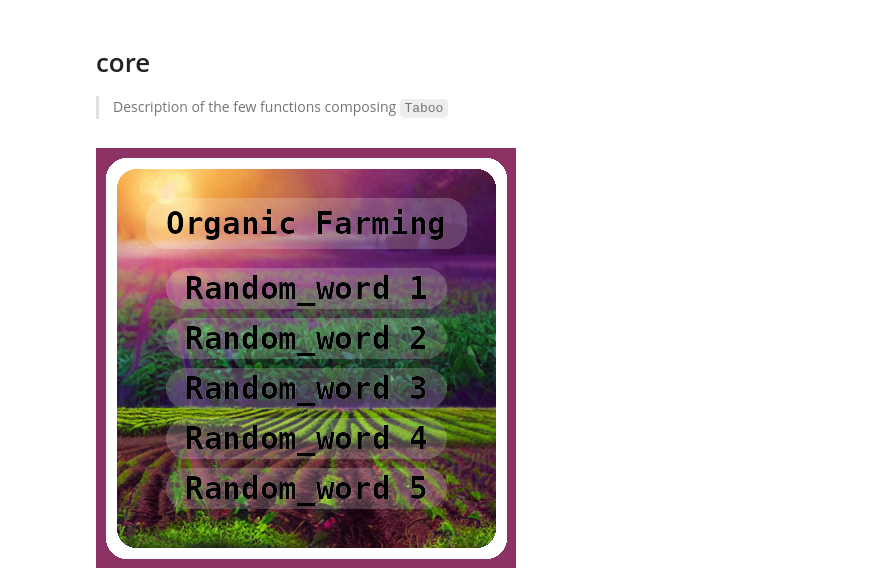
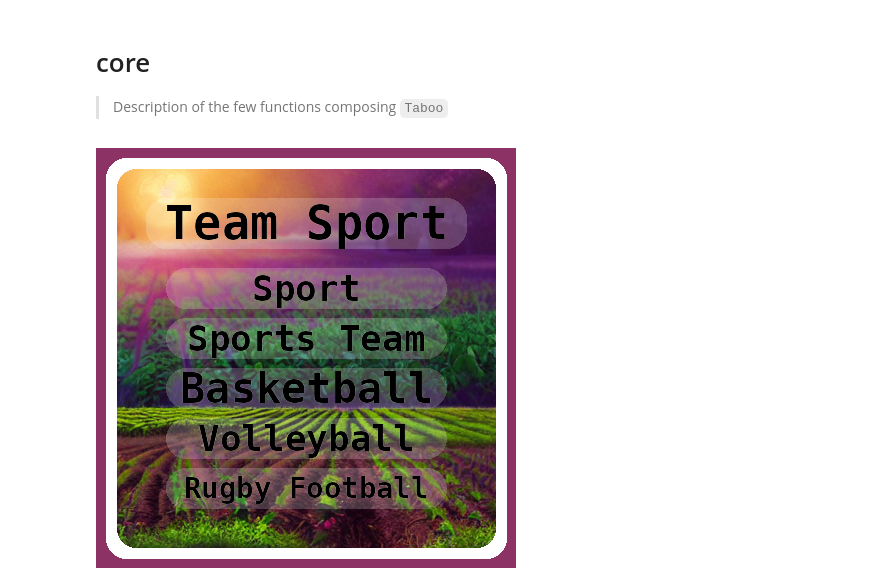
Before and after one commit to gpucce/Taboo.jl, a Jupyter notebook: 00_core.ipynb, the cells around one changed output. Drawn from its saved outputs; the diff is of its cells as text; code cells hidden in the pictures.

```diff
--- a/00_core.ipynb
+++ b/00_core.ipynb
@@ -68,7 +68,7 @@ def add_taboo_words(img, words):
     font = _resize_font(top_w, img.width-100, 50)
     draw.text((img.width // 2, 75), top_w, fill=(0, 0, 0, 255), anchor="mm", font=font)
 
-    for idx, forb_w in enumerate(forb_ws):
+    for idx, forb_w in enumerate(forb_ws[:5]):
         down_shift = (50 / 2.5) + (idx + 1) * (50)
         draw.rounded_rectangle([(70, 50 + down_shift), (img.width-70, 90 + down_shift)], fill = (255, 255, 255, 50), radius=20)
         font = _resize_font(forb_w, img.width-140, 40)
@@ -81,6 +81,8 @@ import nbdev; nbdev.nbdev_export()
 # %%
 #| hide
 img = draw_card("./test_data/raw_images/organic_farming_raw.png")
-add_taboo_words(img, load_taboo_words("./test_data/taboo_cards/test_organic_farming.json"))
+test_words = load_taboo_words("./test_data/taboo_cards/test_organic_farming.json")
+words = load_taboo_words("./test_data/taboo_cards/Football.json")["cards"]
+add_taboo_words(img, words[0])
 # %% [output]
-[figure, old version]
+[figure, new version]
```
Also changed, not shown: parts of 1 cell of this notebook, 4 other files.
